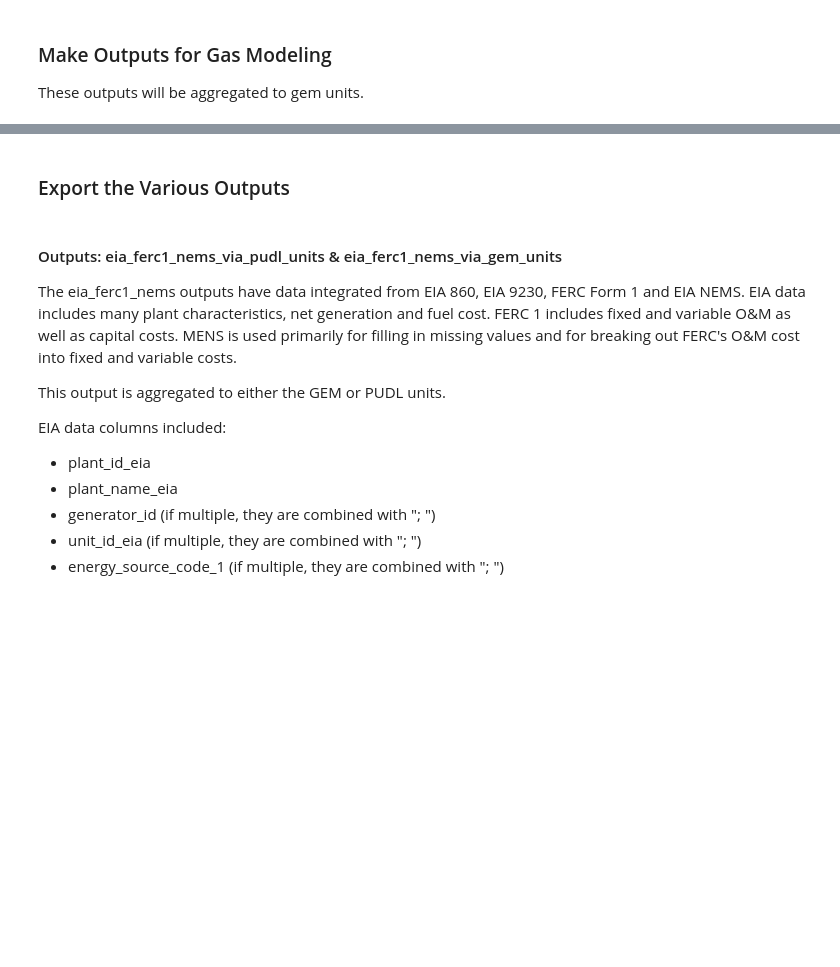
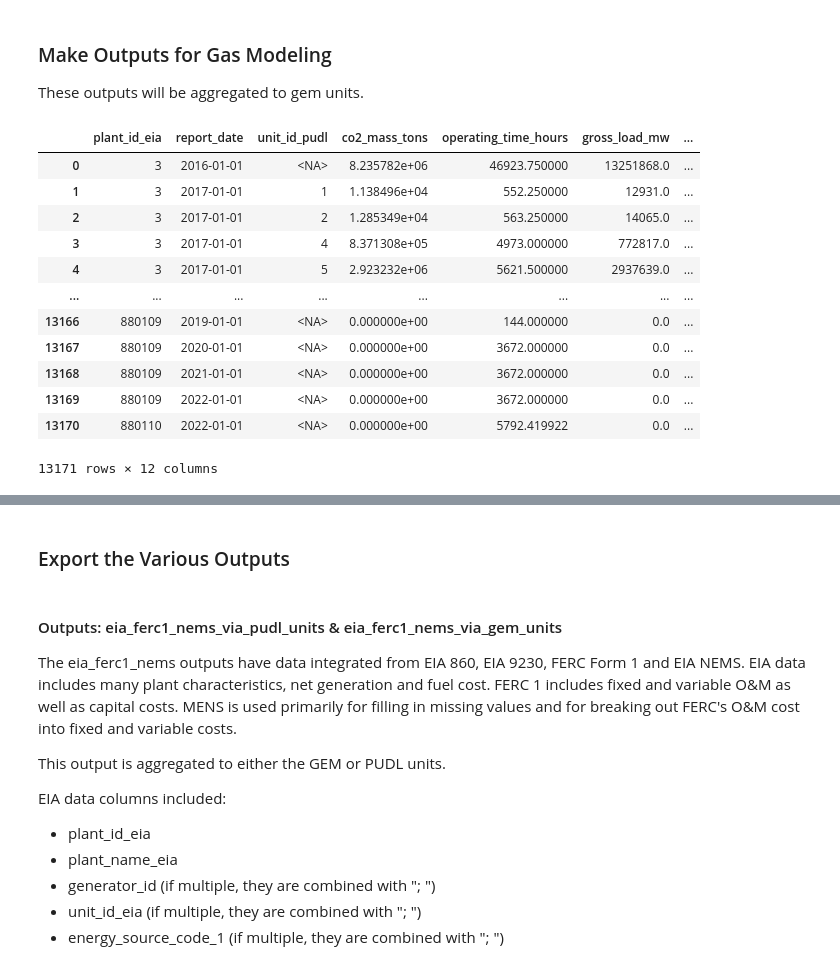
Before and after one commit to carbon-tracker-initiative/cti-pudl, a Jupyter notebook: notebooks/carbon-tracker-compilation.ipynb, the cells around one changed output, grey strips where cells are left out. Drawn from its saved outputs; the diff is of its cells as text; code cells hidden in the pictures; blank space fills up the shorter version.

```diff
--- a/notebooks/carbon-tracker-compilation.ipynb
+++ b/notebooks/carbon-tracker-compilation.ipynb
@@ -52,7 +80,7 @@ pudl_out = pudl.output.pudltabl.PudlTabl(
 %%time
 # this takes several minutes.. it is aggregating the hourly cems records
 epacems_path = pathlib.Path(pudl_settings['parquet_dir']) / 'epacems'
-cems_by_boiler = get_cems(epacems_path, years=list(range(2016, 2021)))
+cems_by_boiler = get_cems(epacems_path, years=list(range(2016, 2023)))
 
 gen = (
     prep_gens_eia(pudl_out)
@@ -108,4 +128,20 @@ We have 64% of capacity assocaited with annual capex, which is 53% of the total
 # %% [markdown]
 ### Make Outputs for Gas Modeling
 These outputs will be aggregated to gem units.
+# %%
+eia_cems_pudl
+# %% [output]
+|  | plant_id_eia | report_date | unit_id_pudl | co2_mass_tons | operating_time_hours | gross_load_mw | ... |
+| 0 | 3 | 2016-01-01 | <NA> | 8.235782e+06 | 46923.750000 | 13251868.0 | ... |
+| 1 | 3 | 2017-01-01 | 1 | 1.138496e+04 | 552.250000 | 12931.0 | ... |
+| 2 | 3 | 2017-01-01 | 2 | 1.285349e+04 | 563.250000 | 14065.0 | ... |
+| 3 | 3 | 2017-01-01 | 4 | 8.371308e+05 | 4973.000000 | 772817.0 | ... |
+| 4 | 3 | 2017-01-01 | 5 | 2.923232e+06 | 5621.500000 | 2937639.0 | ... |
+| ... | ... | ... | ... | ... | ... | ... | ... |
+| 13166 | 880109 | 2019-01-01 | <NA> | 0.000000e+00 | 144.000000 | 0.0 | ... |
+| 13167 | 880109 | 2020-01-01 | <NA> | 0.000000e+00 | 3672.000000 | 0.0 | ... |
+| 13168 | 880109 | 2021-01-01 | <NA> | 0.000000e+00 | 3672.000000 | 0.0 | ... |
+| 13169 | 880109 | 2022-01-01 | <NA> | 0.000000e+00 | 3672.000000 | 0.0 | ... |
+| 13170 | 880110 | 2022-01-01 | <NA> | 0.000000e+00 | 5792.419922 | 0.0 | ... |
+13171 rows × 12 columns
 # %%
```
Also changed, not shown: parts of 11 cells of this notebook, 8 other files.
